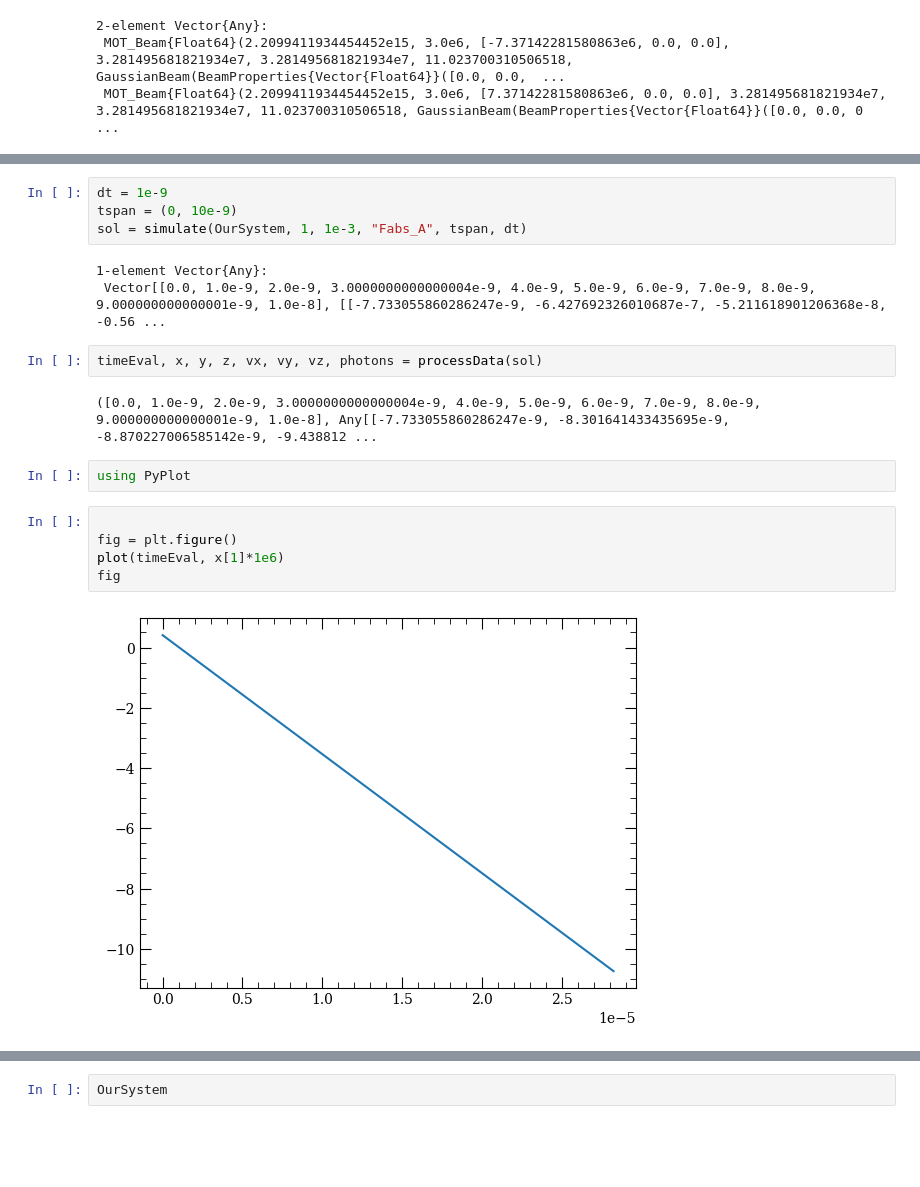
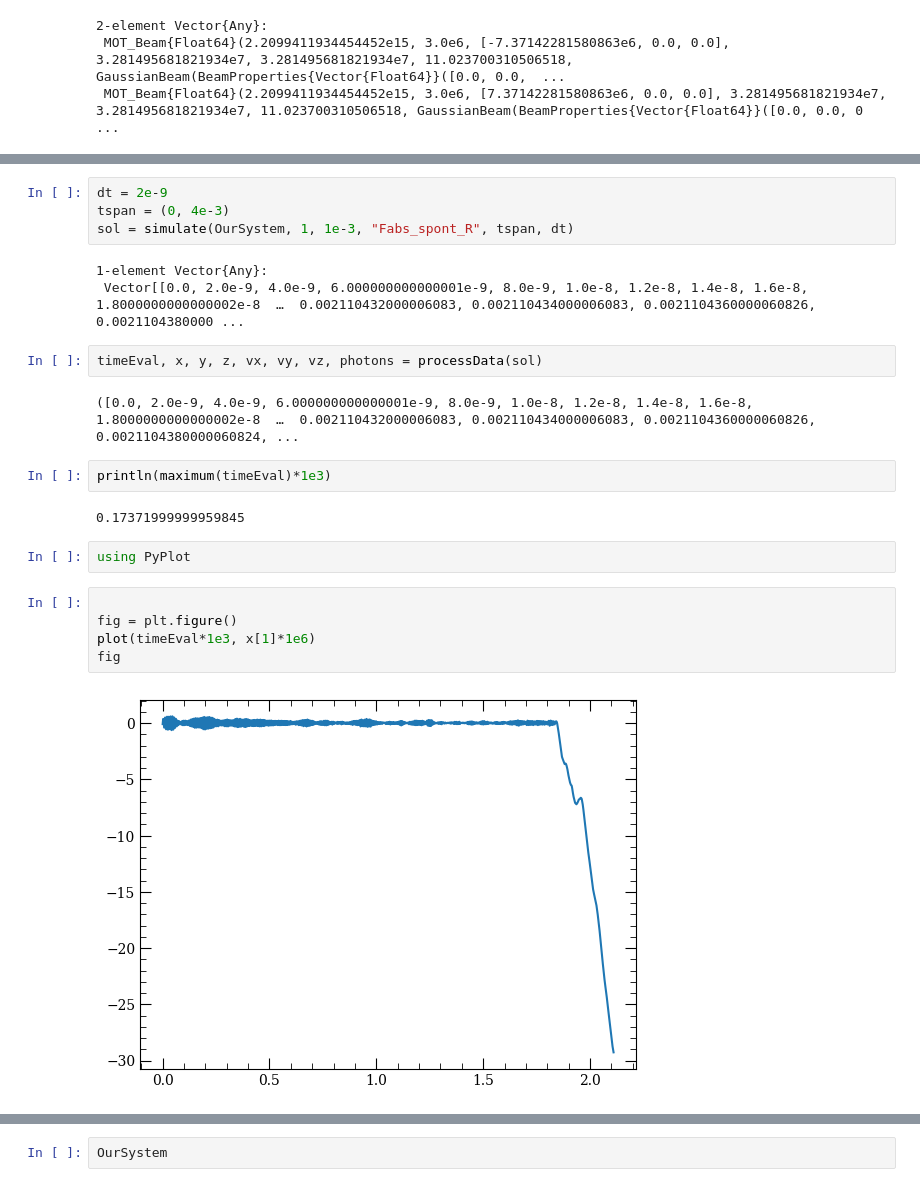
Before and after one commit to JeshurunLuke/TrajSimulation, a Jupyter notebook: SimulatorJulv2.ipynb, the cells around one changed output, grey strips where cells are left out. Cells and saved outputs as stored; diff of their text form; blank space fills up the shorter version.

```diff
--- a/SimulatorJulv2.ipynb
+++ b/SimulatorJulv2.ipynb
@@ -118,23 +153,27 @@ get_Fnet(OurSystem.TweezerConfig[1], [1e-7, 0, 0], [0, 0, 0])
 # %%
-dt = 1e-9
-tspan = (0, 10e-9)
-sol = simulate(OurSystem, 1, 1e-3, "Fabs_A", tspan, dt)
+dt = 2e-9
+tspan = (0, 4e-3)
+sol = simulate(OurSystem, 1, 1e-3, "Fabs_spont_R", tspan, dt)
 # %% [output]
 1-element Vector{Any}:
- Vector[[0.0, 1.0e-9, 2.0e-9, 3.0000000000000004e-9, 4.0e-9, 5.0e-9, 6.0e-9, 7.0e-9, 8.0e-9, 9.000000000000001e-9, 1.0e-8], [[-7.733055860286247e-9, -6.427692326010687e-7, -5.211618901206368e-8, -0.56 ...
+ Vector[[0.0, 2.0e-9, 4.0e-9, 6.000000000000001e-9, 8.0e-9, 1.0e-8, 1.2e-8, 1.4e-8, 1.6e-8, 1.8000000000000002e-8  …  0.002110432000006083, 0.002110434000006083, 0.0021104360000060826, 0.0021104380000 ...
 # %%
 timeEval, x, y, z, vx, vy, vz, photons = processData(sol)
 # %% [output]
-([0.0, 1.0e-9, 2.0e-9, 3.0000000000000004e-9, 4.0e-9, 5.0e-9, 6.0e-9, 7.0e-9, 8.0e-9, 9.000000000000001e-9, 1.0e-8], Any[[-7.733055860286247e-9, -8.301641433435695e-9, -8.870227006585142e-9, -9.438812 ...
+([0.0, 2.0e-9, 4.0e-9, 6.000000000000001e-9, 8.0e-9, 1.0e-8, 1.2e-8, 1.4e-8, 1.6e-8, 1.8000000000000002e-8  …  0.002110432000006083, 0.002110434000006083, 0.0021104360000060826, 0.0021104380000060824, ...
+# %%
+println(maximum(timeEval)*1e3)
+# %% [output]
+0.17371999999959845
 # %%
 using PyPlot
 # %%
 
 fig = plt.figure()
-plot(timeEval, x[1]*1e6)
+plot(timeEval*1e3, x[1]*1e6)
 fig
 # %% [output]
-[figure, old version]
+[figure, new version]
 # %%
 function simulate2(u0, param, RHS)
 
```
Also changed, not shown: parts of 12 cells of this notebook, 1 other file.
